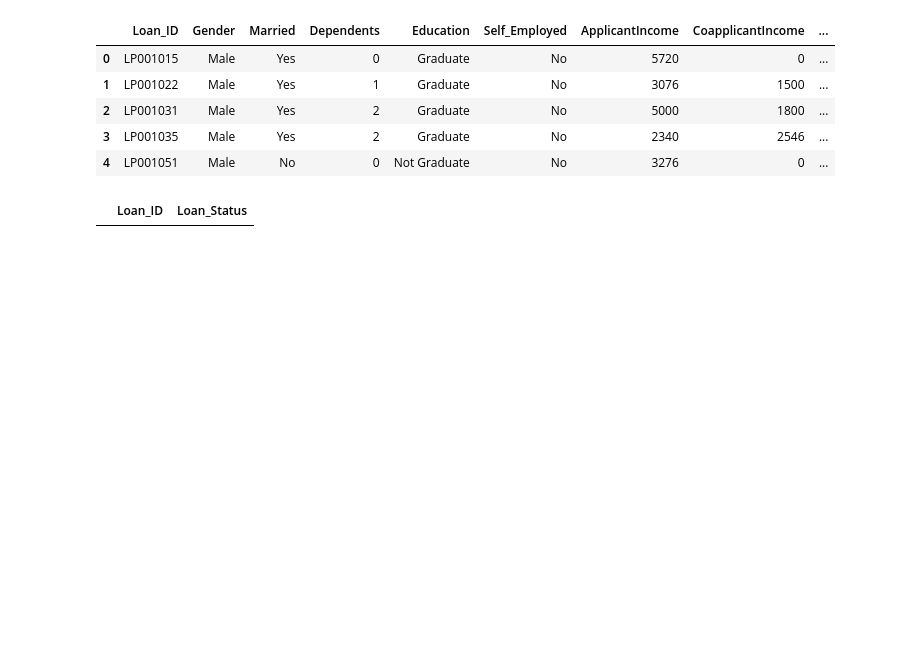
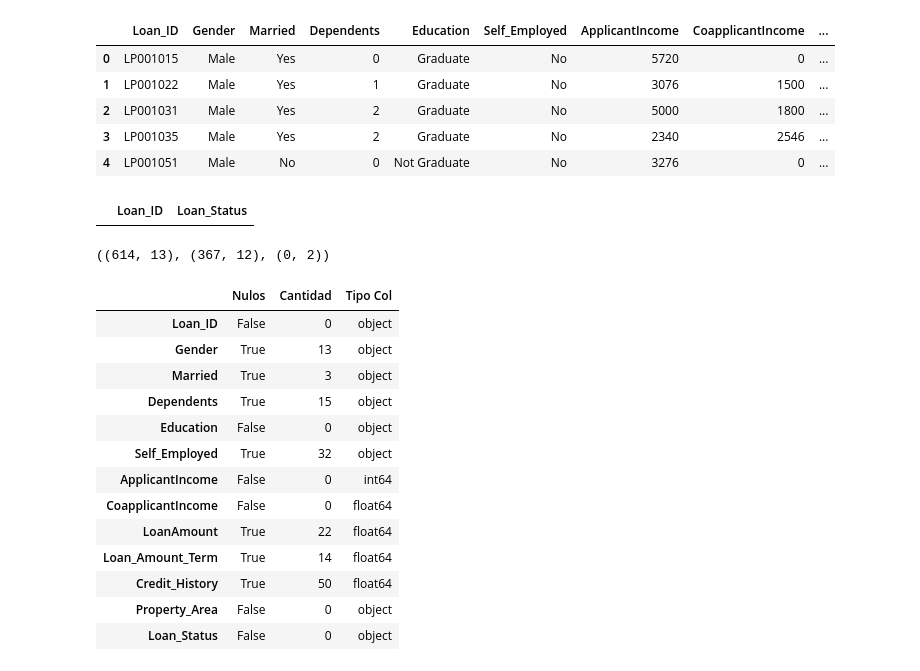
Before and after one commit to kendalvictor/proof_analyticsvidhya, a Jupyter notebook: loan-prediction-3/first_analysis.ipynb, the cells around one changed output. Cells and saved outputs as stored; diff of their text form; code cells hidden in the pictures; blank space fills up the shorter version.

```diff
--- a/loan-prediction-3/first_analysis.ipynb
+++ b/loan-prediction-3/first_analysis.ipynb
@@ -45,3 +45,24 @@ result = pd.read_csv('data/sample_submission.csv', **set_parameter_csv)
 result.head()
 # %% [output]
 |  | Loan_ID | Loan_Status |
+# %%
+data_train.shape, data_test.shape, result.shape
+# %% [output]
+((614, 13), (367, 12), (0, 2))
+# %%
+null_verificator(data_train)
+# %% [output]
+|  | Nulos | Cantidad | Tipo Col |
+| Loan_ID | False | 0 | object |
+| Gender | True | 13 | object |
+| Married | True | 3 | object |
+| Dependents | True | 15 | object |
+| Education | False | 0 | object |
+| Self_Employed | True | 32 | object |
+| ApplicantIncome | False | 0 | int64 |
+| CoapplicantIncome | False | 0 | float64 |
+| LoanAmount | True | 22 | float64 |
+| Loan_Amount_Term | True | 14 | float64 |
+| Credit_History | True | 50 | float64 |
+| Property_Area | False | 0 | object |
+| Loan_Status | False | 0 | object |
```
Also changed, not shown: parts of 3 cells of this notebook.
